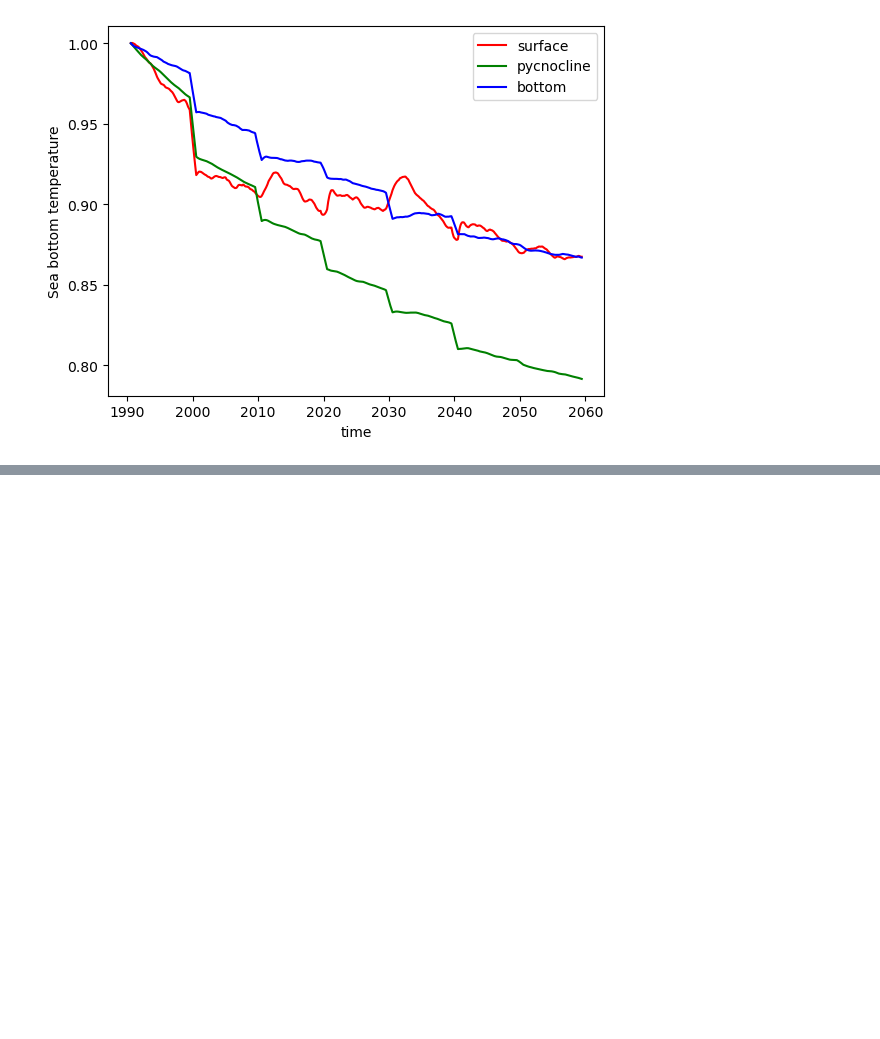
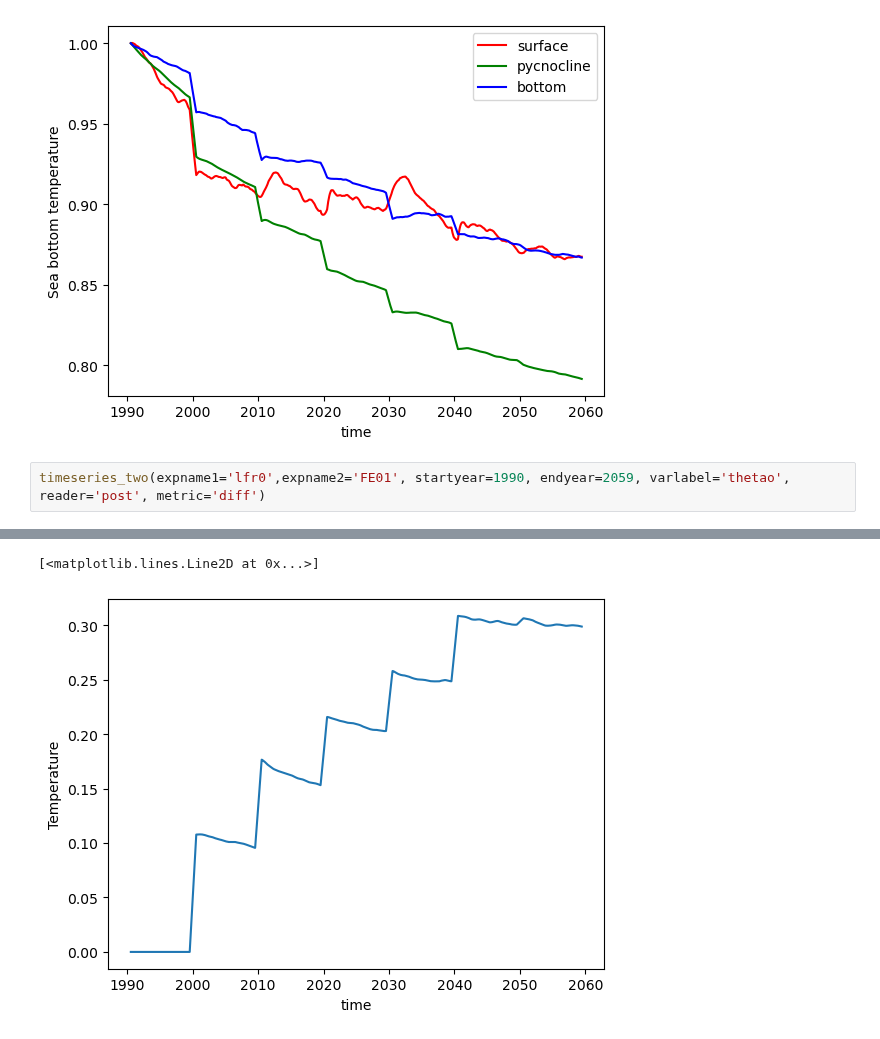
Before and after one commit to asozza/stece, a Jupyter notebook: osprey/notebooks/test_timeseries.ipynb, the cells around one changed output, grey strips where cells are left out. Drawn from its saved outputs; the diff is of its cells as text; blank space fills up the shorter version.

Commit message:
fix two-experiment timeseries distance

```diff
--- a/osprey/notebooks/test_timeseries.ipynb
+++ b/osprey/notebooks/test_timeseries.ipynb
@@ -29,3 +29,6 @@ plt.gca().legend(['surface','pycnocline','bottom'])
 2024-09-09 08:49:39,207 - INFO - Averaged data found.
 <matplotlib.legend.Legend at 0x...>
 [figure]
+# %%
+timeseries_two(expname1='lfr0',expname2='FE01', startyear=1990, endyear=2059, varlabel='thetao', reader='post', metric='diff')
+# %% [output]
@@ -31,0 +39,2 @@ plt.gca().legend(['surface','pycnocline','bottom'])
+[<matplotlib.lines.Line2D at 0x...>]
+[figure, added]
```
Also changed, not shown: parts of 2 cells of this notebook, 1 other file.
